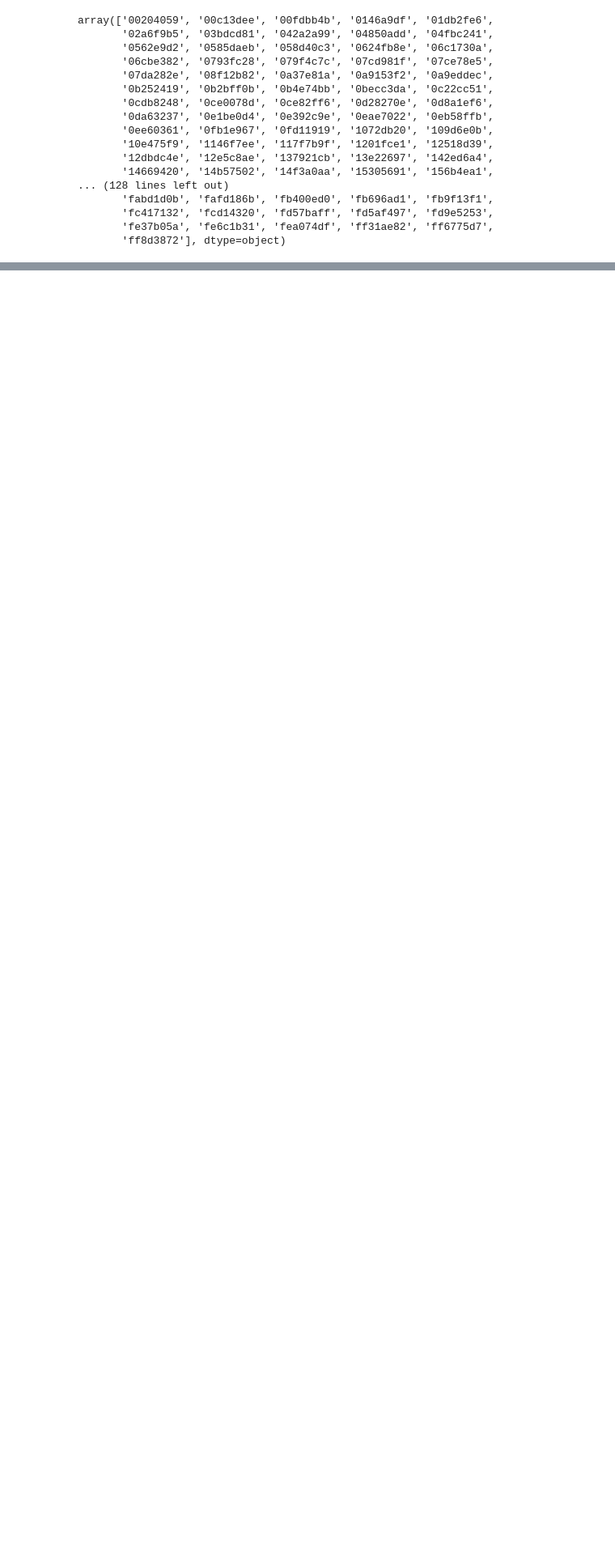
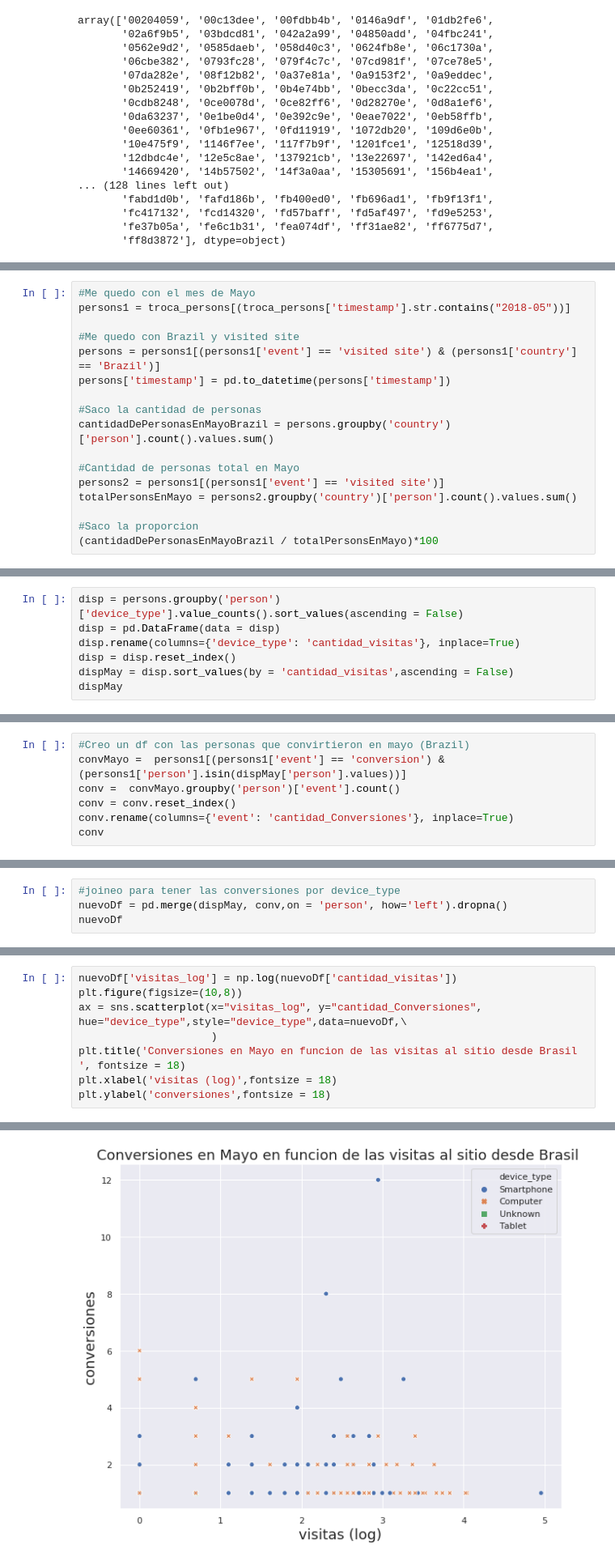
Before and after one commit to shizus/orga-2018-2c, a Jupyter notebook: person.ipynb, the cells around one changed output, grey strips where cells are left out. Shown at 81% size. Saved outputs shown, nothing was run; the diff lists cells and outputs as text; blank space fills up the shorter version.

```diff
--- a/person.ipynb
+++ b/person.ipynb
@@ -250,0 +256,17 @@ array(['00204059', '00c13dee', '00fdbb4b', '0146a9df', '01db2fe6',
+# %%
+#Me quedo con el mes de Mayo
+persons1 = troca_persons[(troca_persons['timestamp'].str.contains("2018-05"))]
+
+#Me quedo con Brazil y visited site
+persons = persons1[(persons1['event'] == 'visited site') & (persons1['country'] == 'Brazil')]
+persons['timestamp'] = pd.to_datetime(persons['timestamp'])
+
+#Saco la cantidad de personas
+cantidadDePersonasEnMayoBrazil = persons.groupby('country')['person'].count().values.sum()
+
+#Cantidad de personas total en Mayo
+persons2 = persons1[(persons1['event'] == 'visited site')]
+totalPersonsEnMayo = persons2.groupby('country')['person'].count().values.sum()
+
+#Saco la proporcion
+(cantidadDePersonasEnMayoBrazil / totalPersonsEnMayo)*100
@@ -250,0 +283,7 @@ array(['00204059', '00c13dee', '00fdbb4b', '0146a9df', '01db2fe6',
+# %%
+disp = persons.groupby('person')['device_type'].value_counts().sort_values(ascending = False)
+disp = pd.DataFrame(data = disp)
+disp.rename(columns={'device_type': 'cantidad_visitas'}, inplace=True)
+disp = disp.reset_index()
+dispMay = disp.sort_values(by = 'cantidad_visitas',ascending = False)
+dispMay
@@ -250,0 +324,7 @@ array(['00204059', '00c13dee', '00fdbb4b', '0146a9df', '01db2fe6',
+# %%
+#Creo un df con las personas que convirtieron en mayo (Brazil)
+convMayo =  persons1[(persons1['event'] == 'conversion') & (persons1['person'].isin(dispMay['person'].values))]
+conv =  convMayo.groupby('person')['event'].count()
+conv = conv.reset_index()
+conv.rename(columns={'event': 'cantidad_Conversiones'}, inplace=True)
+conv
@@ -250,0 +350,4 @@ array(['00204059', '00c13dee', '00fdbb4b', '0146a9df', '01db2fe6',
+# %%
+#joineo para tener las conversiones por device_type
+nuevoDf = pd.merge(dispMay, conv,on = 'person', how='left').dropna()
+nuevoDf
@@ -250,0 +373,9 @@ array(['00204059', '00c13dee', '00fdbb4b', '0146a9df', '01db2fe6',
+# %%
+nuevoDf['visitas_log'] = np.log(nuevoDf['cantidad_visitas'])
+plt.figure(figsize=(10,8))
+ax = sns.scatterplot(x="visitas_log", y="cantidad_Conversiones", hue="device_type",style="device_type",data=nuevoDf,\
+                     )
+plt.title('Conversiones en Mayo en funcion de las visitas al sitio desde Brasil ', fontsize = 18)
+plt.xlabel('visitas (log)',fontsize = 18)
+plt.ylabel('conversiones',fontsize = 18)
+# %% [output]
@@ -250,0 +383 @@ array(['00204059', '00c13dee', '00fdbb4b', '0146a9df', '01db2fe6',
+[figure, added]
```
Also changed, not shown: parts of 24 cells of this notebook.
